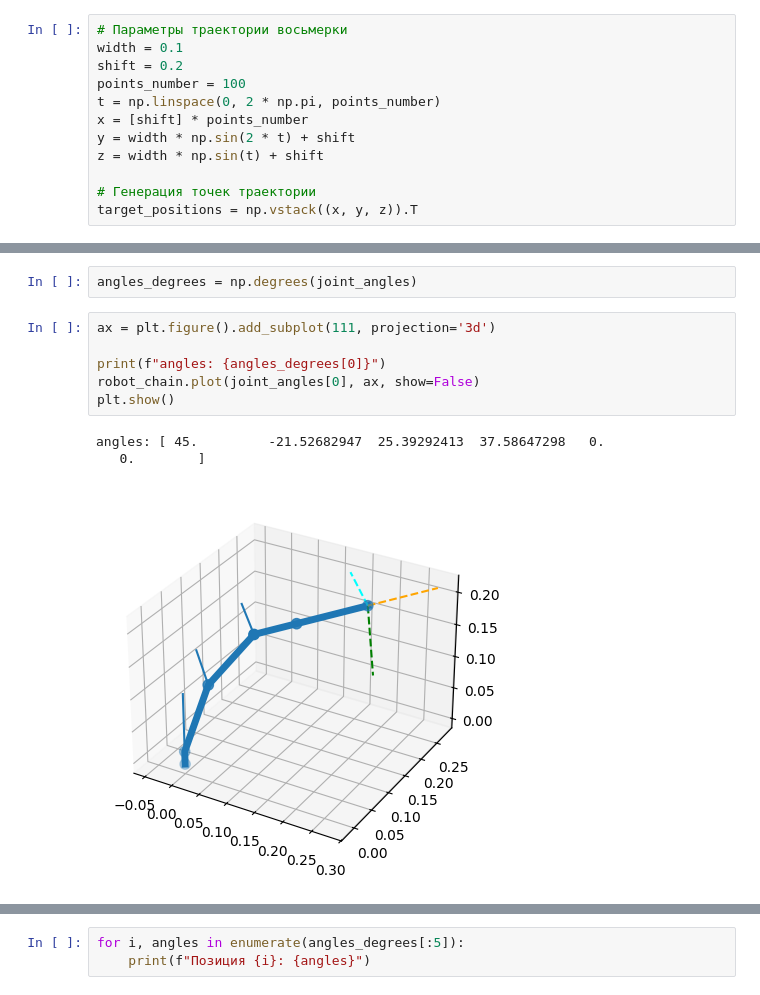
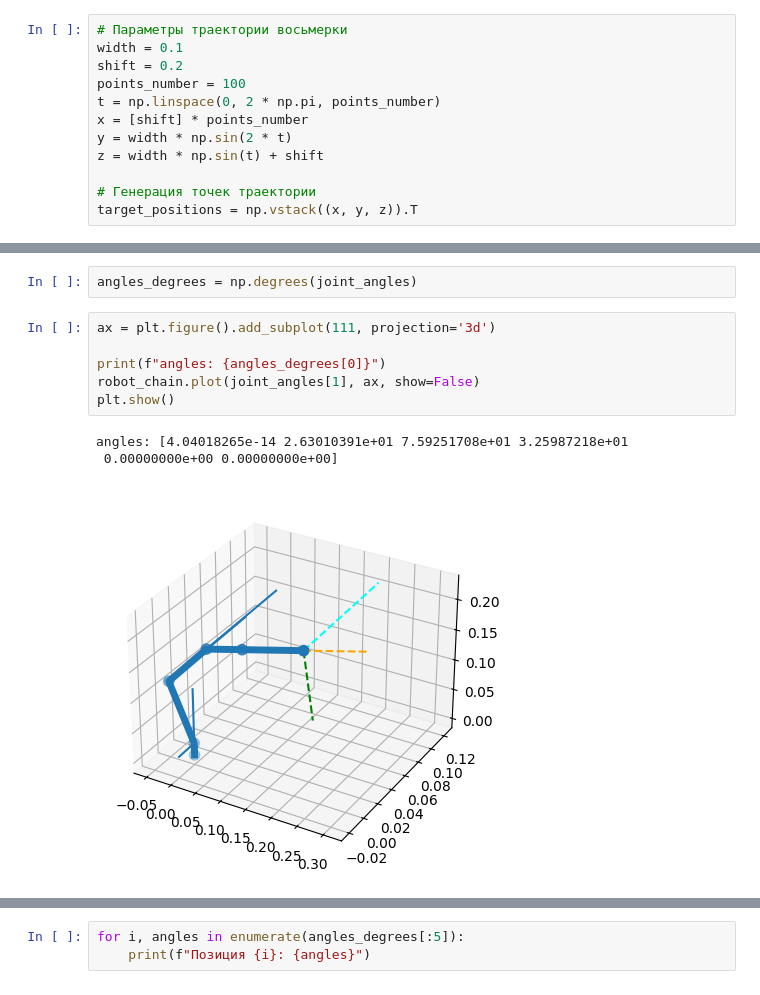
Before and after one commit to lashy0/robot-manipulator, a Jupyter notebook: tools/robot.ipynb, the cells around one changed output, grey strips where cells are left out. Saved outputs shown, nothing was run; the diff lists cells and outputs as text.

```diff
--- a/tools/robot.ipynb
+++ b/tools/robot.ipynb
@@ -146,7 +146,7 @@ shift = 0.2
 points_number = 100
 t = np.linspace(0, 2 * np.pi, points_number)
 x = [shift] * points_number
-y = width * np.sin(2 * t) + shift
+y = width * np.sin(2 * t)
 z = width * np.sin(t) + shift
 
 # Генерация точек траектории
@@ -230,10 +230,10 @@ angles_degrees = np.degrees(joint_angles)
 # %%
 ax = plt.figure().add_subplot(111, projection='3d')
 
 print(f"angles: {angles_degrees[0]}")
-robot_chain.plot(joint_angles[0], ax, show=False)
+robot_chain.plot(joint_angles[1], ax, show=False)
 plt.show()
 # %% [output]
-angles: [ 45.         -21.52682947  25.39292413  37.58647298   0.
-   0.        ]
+angles: [4.04018265e-14 2.63010391e+01 7.59251708e+01 3.25987218e+01
+ 0.00000000e+00 0.00000000e+00]
-[figure, old version]
+[figure, new version]
```
Also changed, not shown: parts of 5 cells of this notebook.
